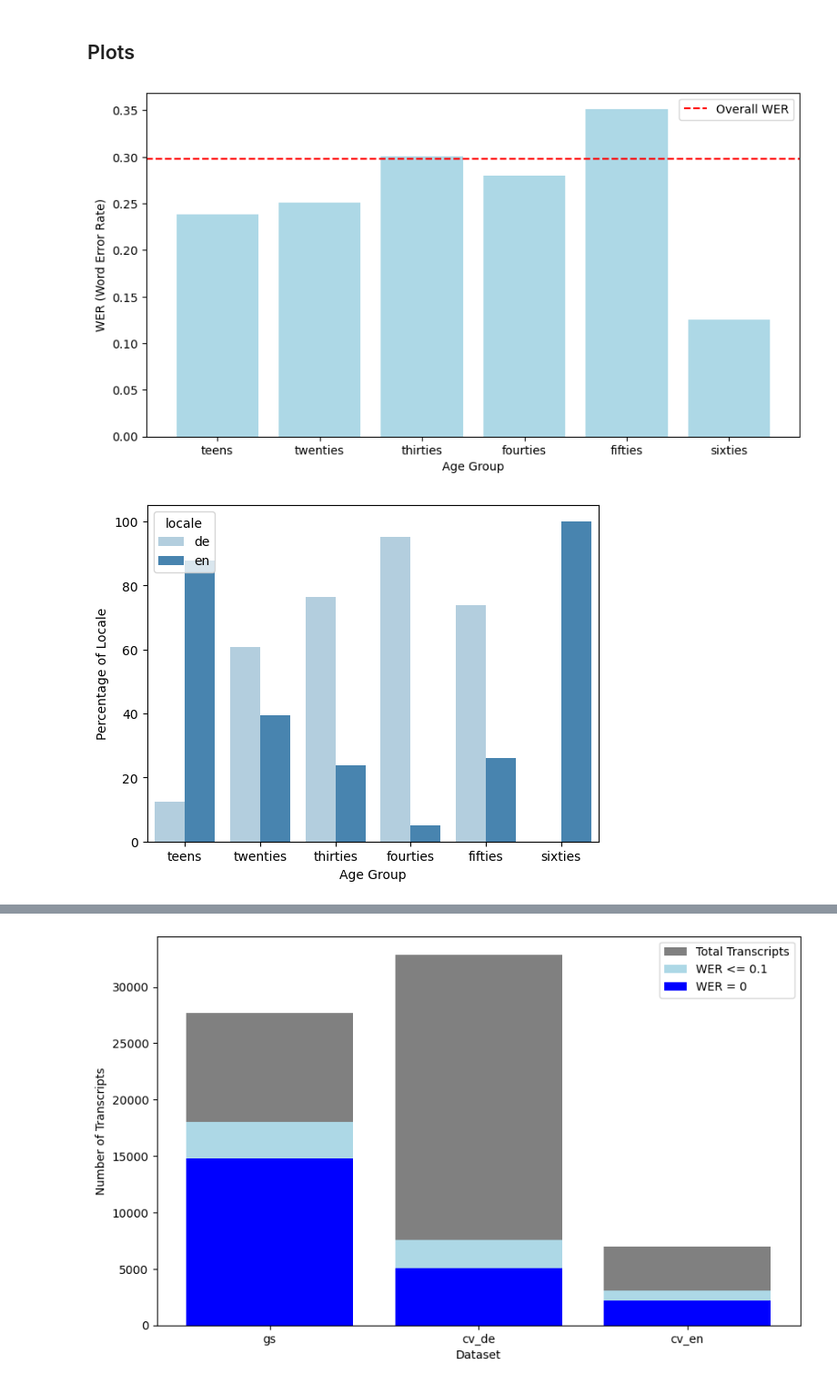
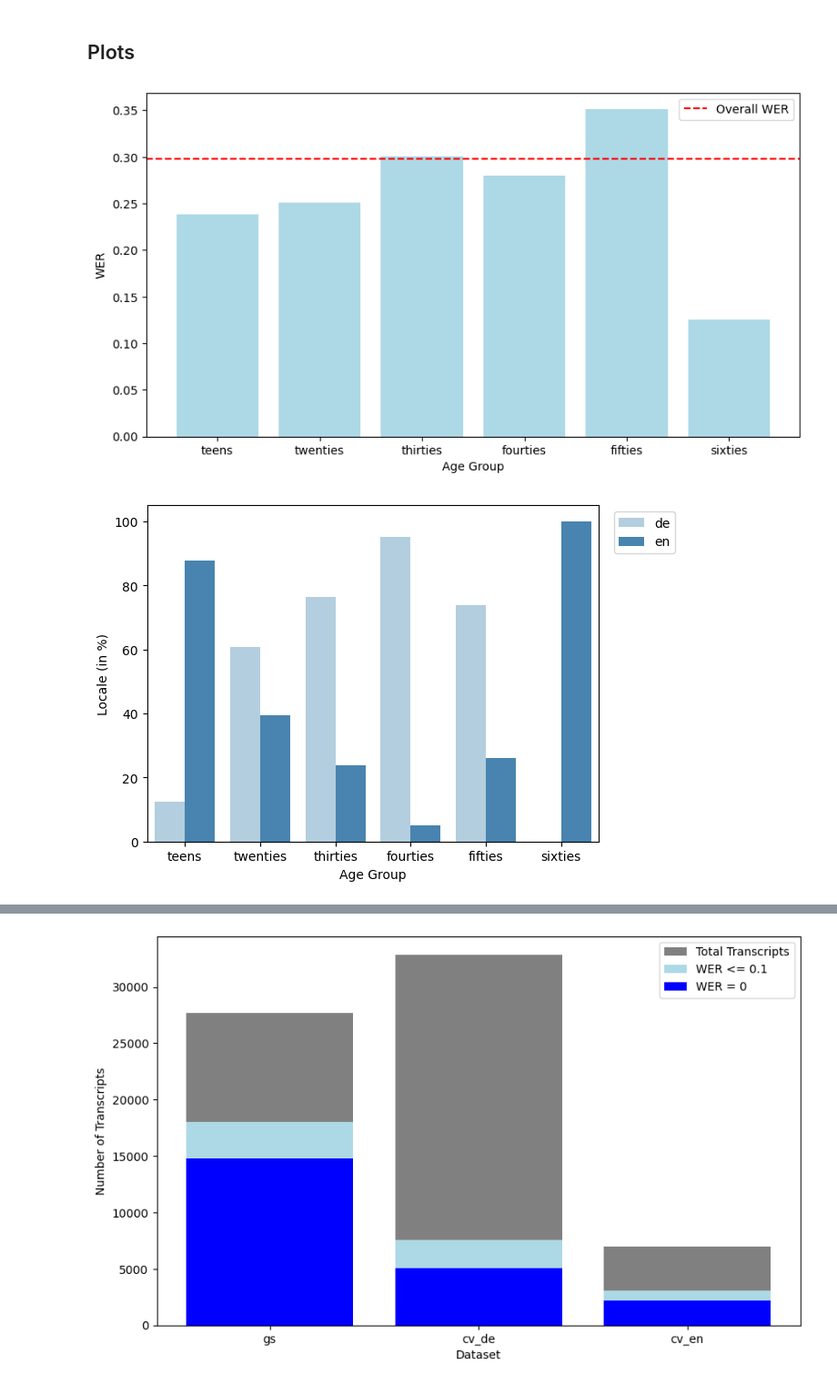
Before and after one commit to DrBilboArriba/ASR_and_science_podcasts, a Jupyter notebook: BA_ASR_and_science_podcasts.ipynb, the cells around one changed output, grey strips where cells are left out. Shown at 91% size. Saved outputs shown, nothing was run; the diff lists cells and outputs as text; code cells hidden in the pictures.

```diff
--- a/BA_ASR_and_science_podcasts.ipynb
+++ b/BA_ASR_and_science_podcasts.ipynb
@@ -1160,7 +1160,7 @@ plt.axhline(overall_median, color='red', linestyle='--', label='Overall WER')
 
 # Add labels
 plt.xlabel('Age Group')
-plt.ylabel('WER (Word Error Rate)')
+plt.ylabel('WER')
 
 # Show the legend
 plt.legend()
@@ -1174,24 +1174,25 @@ plt.savefig('.\\summary\\plots\\age_group_wer.png')
 # Show the plot
 plt.show()
 # %% [output]
-[figure, old version]
+[figure, new version]
 # %%
 age_locale_grouped = cvtx.groupby(['age', 'locale']).size().reset_index(name='locale_amount')
 # Calculate the percentage distribution of 'locale_amount' within each 'age' group
 age_locale_grouped['percentage'] = age_locale_grouped.groupby('age')['locale_amount'].transform(lambda x: x / x.sum() * 100)
 
 # Use seaborn's barplot function to create the plot
 sns.barplot(x='age', y='percentage', data=age_locale_grouped, hue='locale', order=custom_order, palette='Blues')
 
 # Customize the plot
 plt.xlabel('Age Group')
-plt.ylabel('Percentage of Locale')
+plt.ylabel('Locale (in %)')
+plt.legend(bbox_to_anchor=(1.02, 1), loc='upper left')
 
 plt.savefig('.\\summary\\plots\\age_locale_group.png')
 
 # Show the plot
 plt.show()
 # %% [output]
-[figure, old version]
+[figure, new version]
 # %%
 sns.barplot(x='age', y='wer_score', hue='locale', data=cvtx, order=custom_order, palette='Blues')
```
Also changed, not shown: parts of 15 cells of this notebook.
